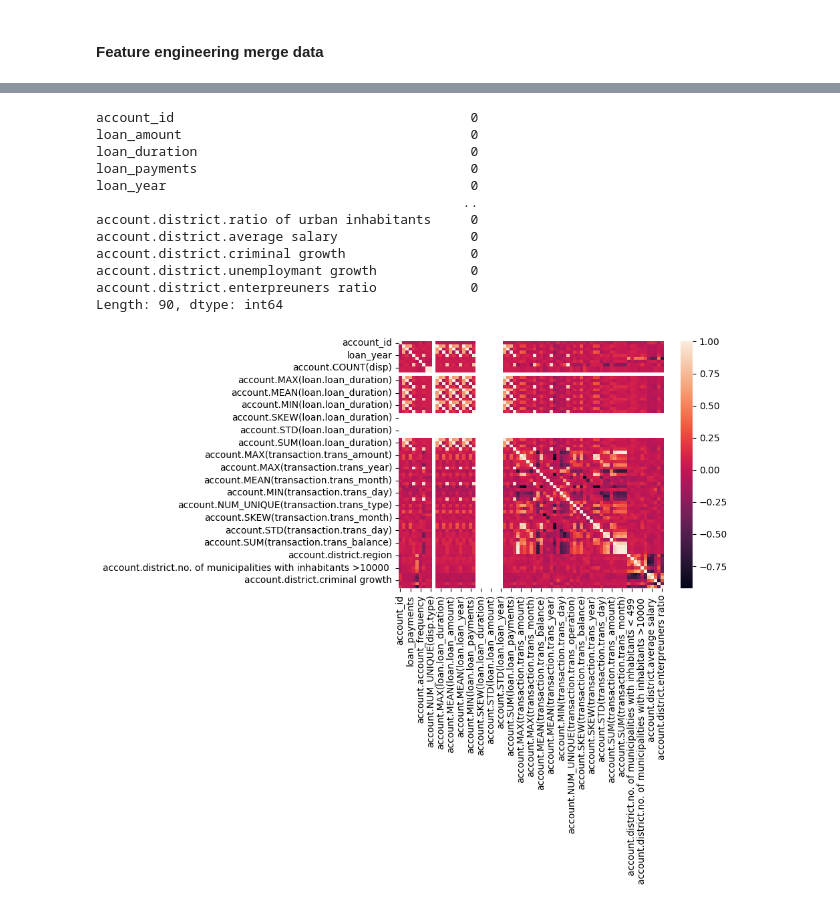
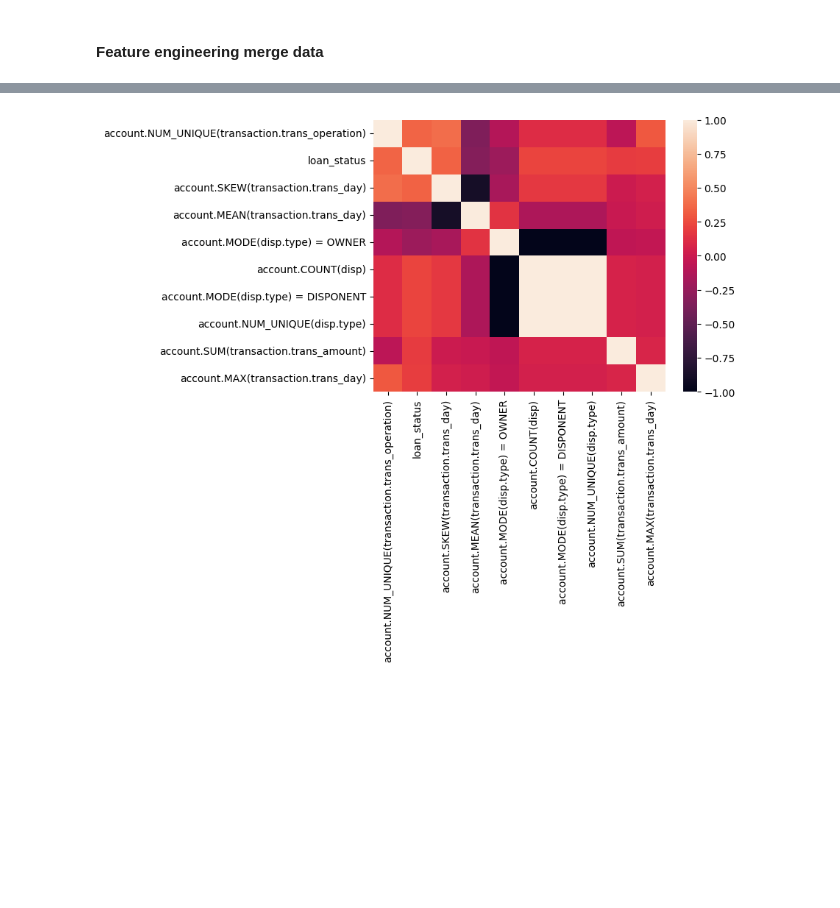
Before and after one commit to BernardoFerreira00/AC-Project, a Jupyter notebook: Notebooks/crisp_dm_sprint_3_4/data processing.ipynb, the cells around one changed output, grey strips where cells are left out. Drawn from its saved outputs; the diff is of its cells as text; code cells hidden in the pictures; blank space fills up the shorter version.

```diff
--- a/Notebooks/crisp_dm_sprint_3_4/data processing.ipynb
+++ b/Notebooks/crisp_dm_sprint_3_4/data processing.ipynb
@@ -566,19 +599,6 @@ ft_df_rs_md_2.shape
 # %%
 
-print(feature_matrix_loans_md_2.isnull().sum())
-corr = feature_matrix_loans_md_2.corr()
+corr = ft_df_mms_md_2.corr()
 sns.heatmap(corr);
 # %% [output]
-account_id                                      0
-loan_amount                                     0
-loan_duration                                   0
-loan_payments                                   0
-loan_year                                       0
-                                               ..
-account.district.ratio of urban inhabitants     0
-account.district.average salary                 0
-account.district.criminal growth                0
-account.district.unemploymant growth            0
-account.district.enterpreuners ratio            0
-Length: 90, dtype: int64
-[figure, old version]
+[figure, new version]
```
Also changed, not shown: parts of 7 cells of this notebook, 18 other files.
